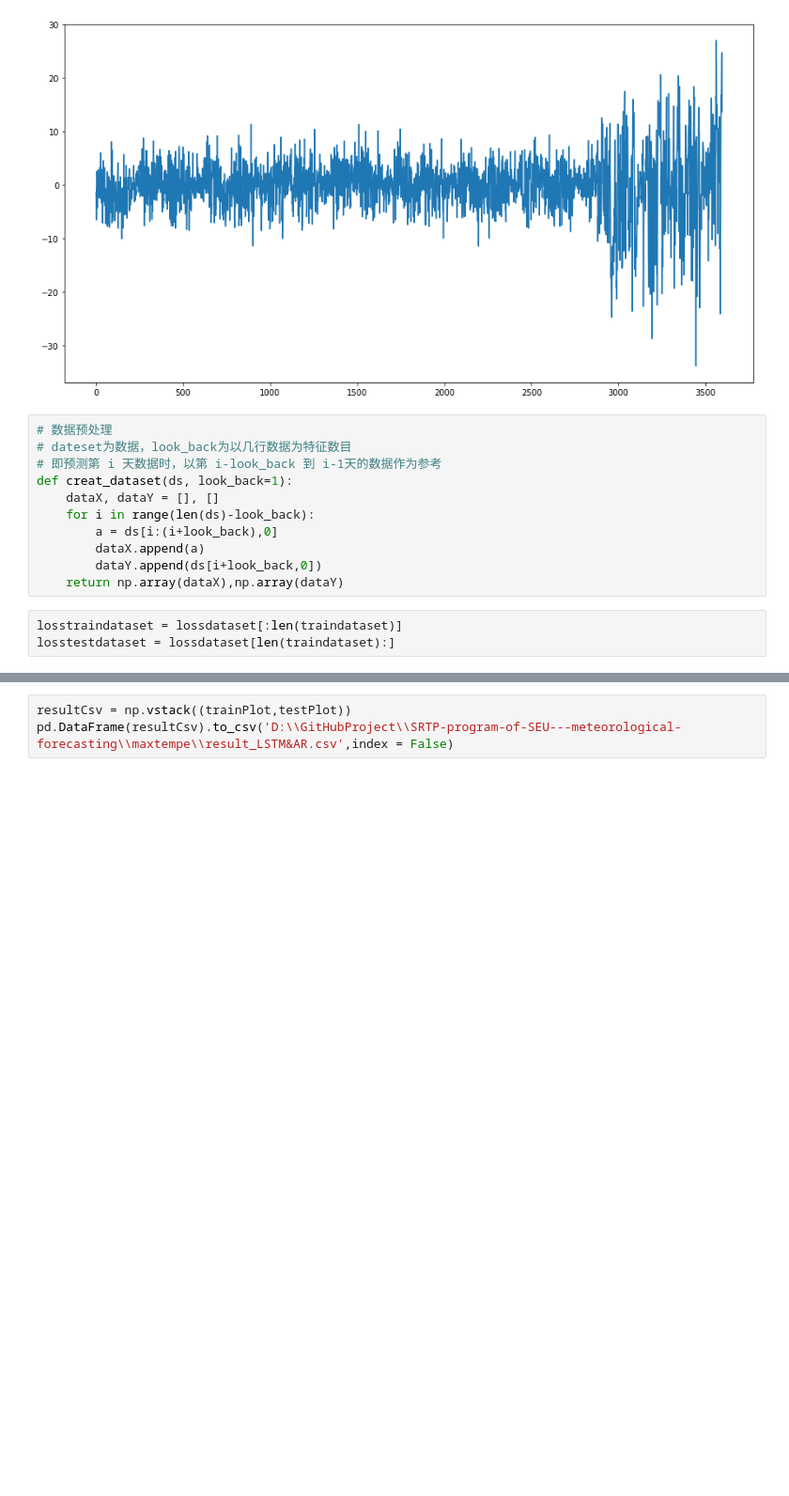
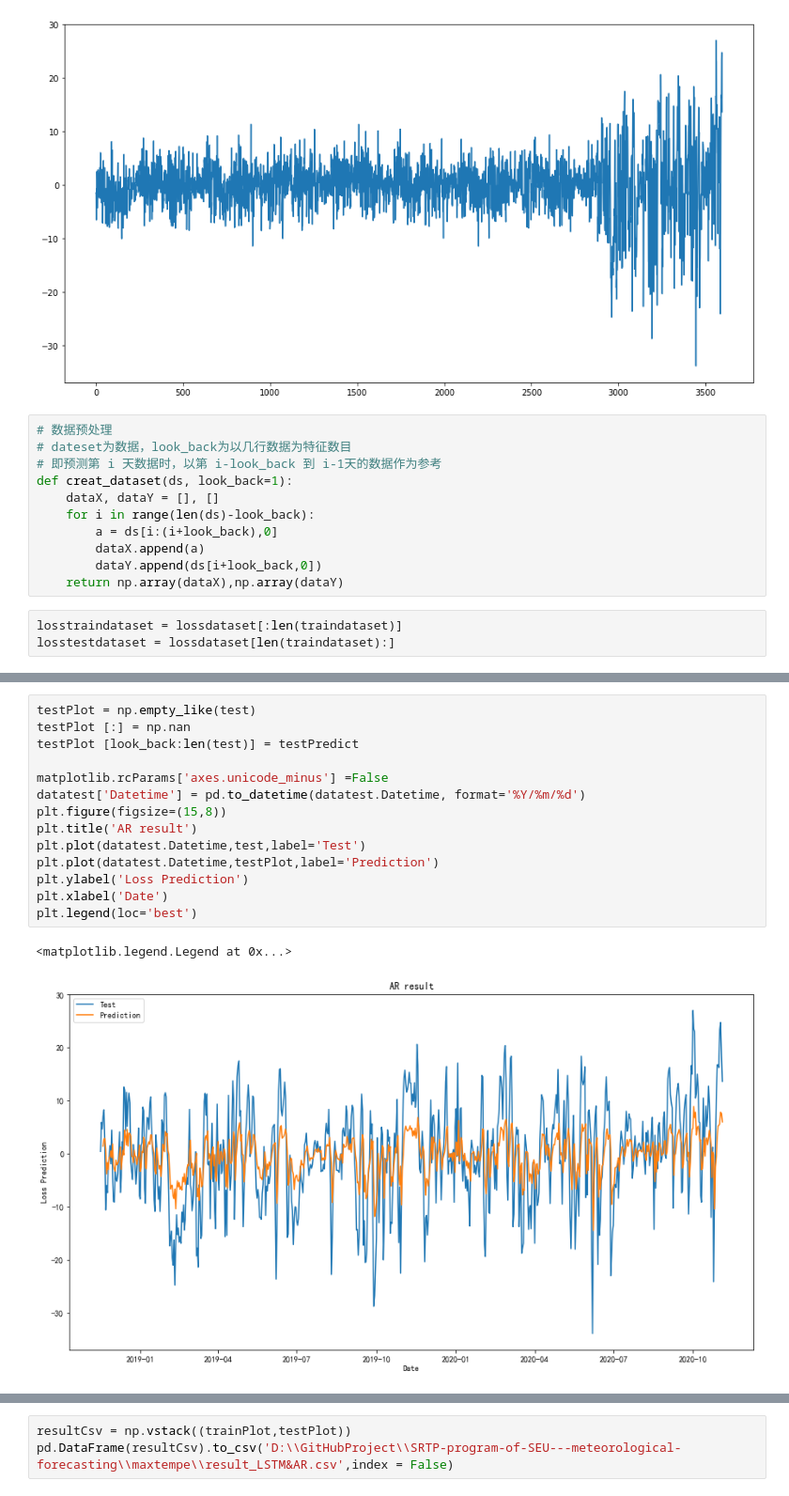
Before and after one commit to Yrt-2000/SRTP-program-of-SEU---meteorological-forecasting, a Jupyter notebook: maxtempe/model_LSTM&AR.ipynb, the cells around one changed output, grey strips where cells are left out. Shown at 94% size. Saved outputs shown, nothing was run; the diff lists cells and outputs as text; blank space fills up the shorter version.

```diff
--- a/maxtempe/model_LSTM&AR.ipynb
+++ b/maxtempe/model_LSTM&AR.ipynb
@@ -155,3 +155,20 @@ plt.legend(loc='best')
+# %%
+testPlot = np.empty_like(test)
+testPlot [:] = np.nan
+testPlot [look_back:len(test)] = testPredict
+
+matplotlib.rcParams['axes.unicode_minus'] =False
+datatest['Datetime'] = pd.to_datetime(datatest.Datetime, format='%Y/%m/%d')
+plt.figure(figsize=(15,8))
+plt.title('AR result')
+plt.plot(datatest.Datetime,test,label='Test')
+plt.plot(datatest.Datetime,testPlot,label='Prediction')
+plt.ylabel('Loss Prediction')
+plt.xlabel('Date')
+plt.legend(loc='best')
+# %% [output]
+<matplotlib.legend.Legend at 0x...>
+[figure, added]
 # %%
 trainPredictPlot = np.empty_like(lossdataset)
 trainPredictPlot[:] = np.nan
```
Also changed, not shown: parts of 10 cells of this notebook.
